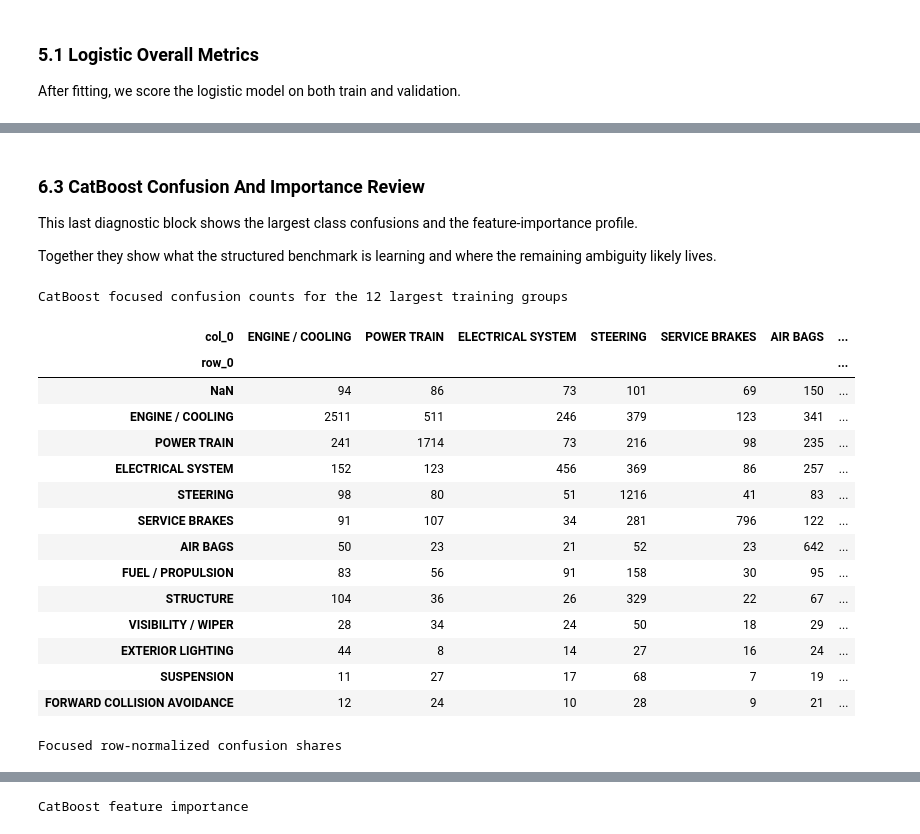
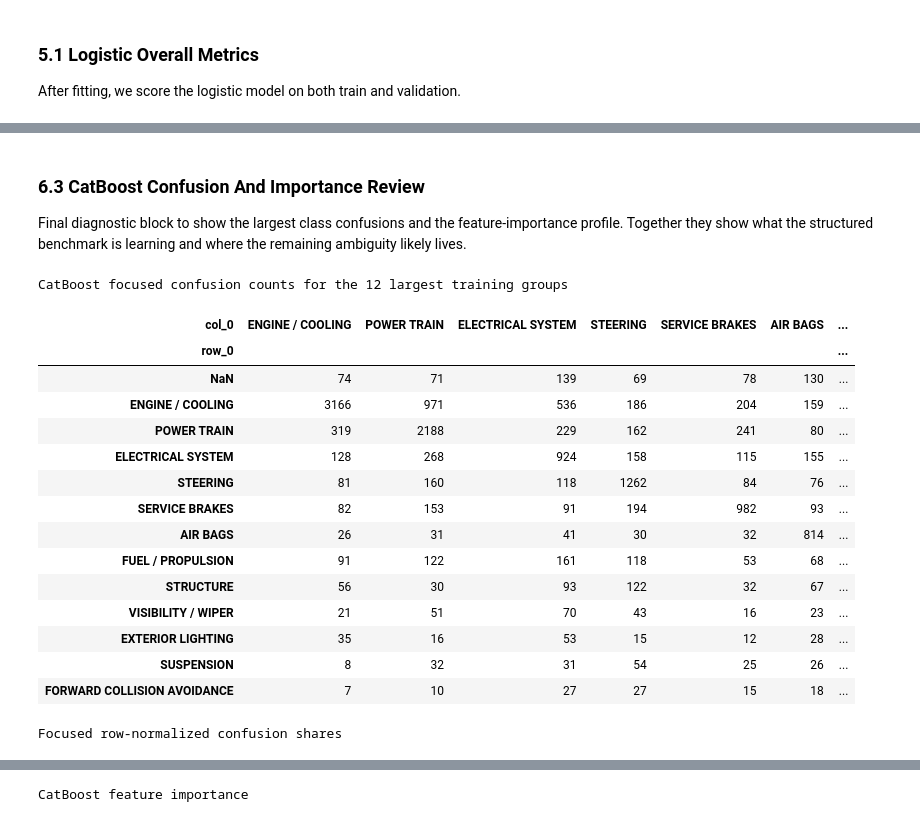
Before and after one commit to DavisM1212/NHTSA-ODI-Complaint-Analytics, a Jupyter notebook: notebooks/Component_Modeling.ipynb, the cells around one changed output, grey strips where cells are left out. Saved outputs shown, nothing was run; the diff lists cells and outputs as text; code cells hidden in the pictures.

```diff
--- a/notebooks/Component_Modeling.ipynb
+++ b/notebooks/Component_Modeling.ipynb
@@ -273,7 +358,7 @@ cat_pipe = Pipeline([
 # Imputation and scaling pipeline for numeric features
 num_pipe = Pipeline([
     ('imputer', SimpleImputer(strategy='median')),
-    ('scaler', StandardScaler())
+    ('scaler', StandardScaler(with_mean=False))
 ])
 
 # Column transformer to divert columns to correct pipeline
@@ -284,13 +369,14 @@ prep = ColumnTransformer([
 
 # Logistic regression pipeline to prevent leakage
 logit_model = Pipeline([
-        ('prep', prep),
-        ('model', LogisticRegression(
-            solver='saga',
-            class_weight='balanced',
-            max_iter=300,
-            random_state=RANDOM_SEED
-        ))
+    ('prep', prep),
+    ('model', LogisticRegression(
+        solver='saga',
+        class_weight='balanced',
+        max_iter=300,
+        tol=5e-3,
+        random_state=RANDOM_SEED
+    ))
 ])
 
 start = perf_counter()
@@ -458,13 +541,17 @@ cat_model = CatBoostClassifier(
     loss_function='MultiClass',
     eval_metric='MultiClass',
     auto_class_weights='Balanced',
-    iterations=100,
-    learning_rate=0.12,
-    depth=5,
-    l2_leaf_reg=6,
+    bootstrap_type='Bernoulli',
+    iterations=250,
+    learning_rate=0.08,
+    depth=8,
+    l2_leaf_reg=6.0,
+    subsample=0.8,
     random_seed=RANDOM_SEED,
     allow_writing_files=False,
-    verbose=25
+    verbose=25,
+    task_type='GPU',
+    devices='0'
 )
 
 start = perf_counter()
@@ -474,7 +561,7 @@ cat_model.fit(
     cat_features=CAT_COLS,
     eval_set=(X_valid_cat, y_valid),
     use_best_model=True,
-    early_stopping_rounds=25
+    early_stopping_rounds=30
 )
 cat_fit_seconds = perf_counter() - start
 cat_fit_seconds
@@ -591,52 +682,53 @@ CatBoost validation evaluation by class:
 # %% [markdown]
 ### 6.3 CatBoost Confusion And Importance Review
 
-This last diagnostic block shows the largest class confusions and the feature-importance profile.
-
-Together they show what the structured benchmark is learning and where the remaining ambiguity likely lives.
+Final diagnostic block to show the largest class confusions and the feature-importance profile. Together they show what the structured benchmark is learning and where the remaining ambiguity likely lives.
 # %%
+cat_valid_focus = y_valid.where(y_valid.isin(focus_groups))
+cat_pred_focus = pd.Series(cat_valid_pred, index=y_valid.index).where(lambda s: s.isin(focus_groups))
+
 cat_confusion_counts = pd.crosstab(
-    pd.Categorical(y_valid, categories=focus_groups),
-    pd.Categorical(cat_valid_pred, categories=focus_groups),
+    pd.Categorical(cat_valid_focus, categories=focus_groups),
+    pd.Categorical(cat_pred_focus, categories=focus_groups),
     dropna=False
 )
 cat_confusion_share = cat_confusion_counts.div(
     cat_confusion_counts.sum(axis=1).replace(0, np.nan),
     axis=0
 ).round(3)
 
 cat_importance = pd.DataFrame(
     {
         'feature': FEATURE_COLS,
         'importance': np.round(cat_model.get_feature_importance(), 4)
     }
 ).sort_values('importance', ascending=False).reset_index(drop=True)
 
 print("CatBoost focused confusion counts for the 12 largest training groups")
 display(cat_confusion_counts)
 
 print("Focused row-normalized confusion shares")
 display(cat_confusion_share)
 
 print("CatBoost feature importance")
 display(cat_importance.head(20))
 # %% [output]
 CatBoost focused confusion counts for the 12 largest training groups
 | col_0 | ENGINE / COOLING | POWER TRAIN | ELECTRICAL SYSTEM | STEERING | SERVICE BRAKES | AIR BAGS | ... |
 | row_0 |  |  |  |  |  |  | ... |
-| NaN | 94 | 86 | 73 | 101 | 69 | 150 | ... |
-| ENGINE / COOLING | 2511 | 511 | 246 | 379 | 123 | 341 | ... |
-| POWER TRAIN | 241 | 1714 | 73 | 216 | 98 | 235 | ... |
-| ELECTRICAL SYSTEM | 152 | 123 | 456 | 369 | 86 | 257 | ... |
-| STEERING | 98 | 80 | 51 | 1216 | 41 | 83 | ... |
-| SERVICE BRAKES | 91 | 107 | 34 | 281 | 796 | 122 | ... |
-| AIR BAGS | 50 | 23 | 21 | 52 | 23 | 642 | ... |
-| FUEL / PROPULSION | 83 | 56 | 91 | 158 | 30 | 95 | ... |
-| STRUCTURE | 104 | 36 | 26 | 329 | 22 | 67 | ... |
-| VISIBILITY / WIPER | 28 | 34 | 24 | 50 | 18 | 29 | ... |
-| EXTERIOR LIGHTING | 44 | 8 | 14 | 27 | 16 | 24 | ... |
-| SUSPENSION | 11 | 27 | 17 | 68 | 7 | 19 | ... |
-| FORWARD COLLISION AVOIDANCE | 12 | 24 | 10 | 28 | 9 | 21 | ... |
+| NaN | 74 | 71 | 139 | 69 | 78 | 130 | ... |
+| ENGINE / COOLING | 3166 | 971 | 536 | 186 | 204 | 159 | ... |
+| POWER TRAIN | 319 | 2188 | 229 | 162 | 241 | 80 | ... |
+| ELECTRICAL SYSTEM | 128 | 268 | 924 | 158 | 115 | 155 | ... |
+| STEERING | 81 | 160 | 118 | 1262 | 84 | 76 | ... |
+| SERVICE BRAKES | 82 | 153 | 91 | 194 | 982 | 93 | ... |
+| AIR BAGS | 26 | 31 | 41 | 30 | 32 | 814 | ... |
+| FUEL / PROPULSION | 91 | 122 | 161 | 118 | 53 | 68 | ... |
+| STRUCTURE | 56 | 30 | 93 | 122 | 32 | 67 | ... |
+| VISIBILITY / WIPER | 21 | 51 | 70 | 43 | 16 | 23 | ... |
+| EXTERIOR LIGHTING | 35 | 16 | 53 | 15 | 12 | 28 | ... |
+| SUSPENSION | 8 | 32 | 31 | 54 | 25 | 26 | ... |
+| FORWARD COLLISION AVOIDANCE | 7 | 10 | 27 | 27 | 15 | 18 | ... |
 Focused row-normalized confusion shares
 | col_0 | ENGINE / COOLING | POWER TRAIN | ELECTRICAL SYSTEM | STEERING | SERVICE BRAKES | AIR BAGS | ... |
 | row_0 |  |  |  |  |  |  | ... |
```
Also changed, not shown: parts of 22 cells of this notebook, 4 other files.
